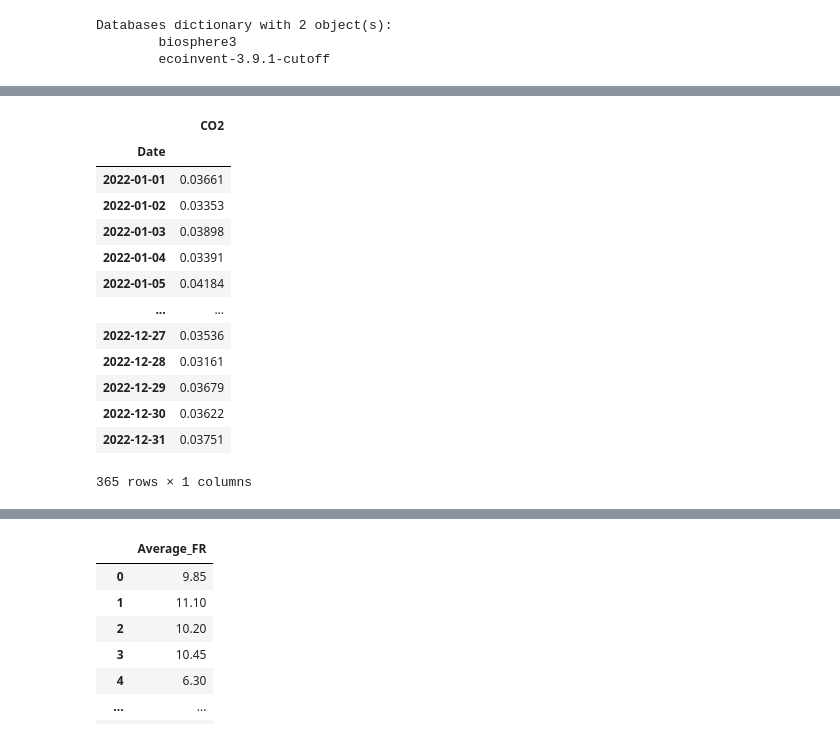
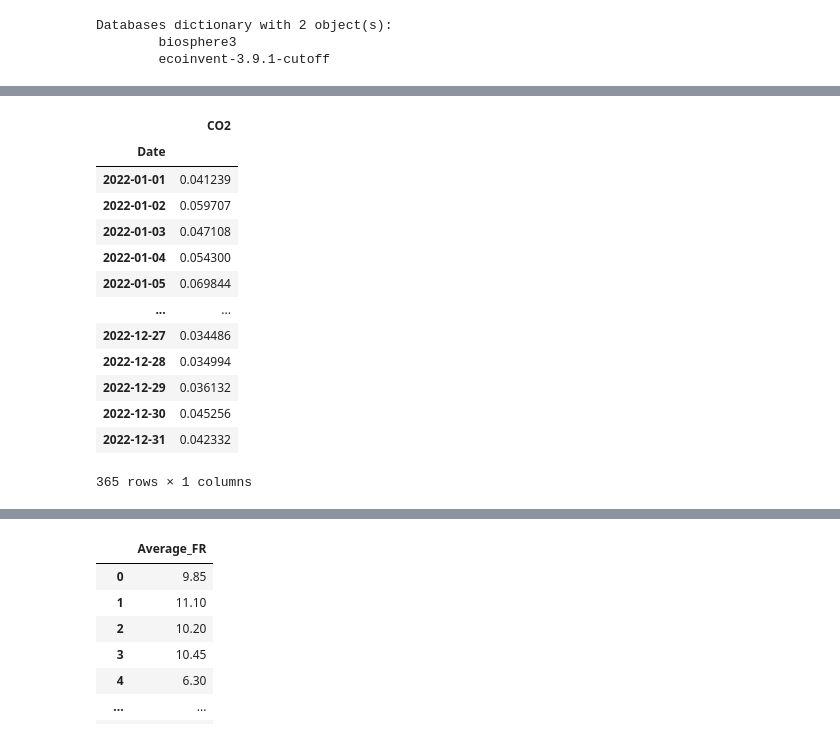
Before and after one commit to Dominik1207/K_ISS, a Jupyter notebook: Optimization.ipynb, the cells around one changed output, grey strips where cells are left out. Saved outputs shown, nothing was run; the diff lists cells and outputs as text; code cells hidden in the pictures.

Commit message:
integration of data for 2022

```diff
--- a/Optimization.ipynb
+++ b/Optimization.ipynb
@@ -25,0 +68,4 @@ eidb = bw2data.Database("ecoinvent-3.9.1-cutoff")
+# %%
+year_val=dataset.coords['year'].values
+date_val=dataset.coords['Date'].values
+hour_val=dataset.coords['Hour'].values
@@ -25,0 +120,19 @@ eidb = bw2data.Database("ecoinvent-3.9.1-cutoff")
+# %%
+the_dic={}
+
+for yeari in year_val:
+    d=pd.DataFrame()
+    print(yeari)
+    #Date_amounts = []
+    for Datei in date_val:
+        Hour_amounts = []
+        for houri in hour_val:
+                test04=test03.sel(
+                    year=yeari,
+                    Date=Datei,
+                    Hour=houri,
+                ).to_array().values[0]
+                Hour_amounts.append(test04)
+        d2=pd.DataFrame(Hour_amounts)
+        d=pd.concat([d,d2])
+    the_dic[yeari]=d
@@ -25,0 +187,12 @@ eidb = bw2data.Database("ecoinvent-3.9.1-cutoff")
+# %%
+year= 2022
+timestep = pd.Series(pd.date_range(start=f'{year}-01-01', end=f'{year}-12-31 23:00:00', freq='H'))
+dates = pd.date_range(start=f'{year}-01-01', end=f'{year}-12-31')
+num_repeats = 24
+
+df01=pd.DataFrame()
+df01['Timestamp']=timestep
+df01['Date']= pd.DataFrame(dates.repeat(num_repeats),columns=['date'])
+df01['Hour'] = pd.to_datetime(a['Timestamp']).dt.strftime('%H:%M:%S')
+df01['CO2']=the_dic[2022][0]#.reset_index(inplace=True)
+df01
@@ -106,3 +273,6 @@ grouped_data
 #charge= pd.read_csv('emobpy_timeseries_hourly.csv')#, usecols=["datetime", "Consumer_0_elec"])
 
 # ele_cons_day=18.58 #kWh of EV ID 80 of the 01/01/2020
+# %%
+test1=df01.set_index("Timestamp")
+test1#.drop(['Date','Hour'], axis=1)
@@ -127,22 +301,22 @@ test#.drop(['Date','Hour'], axis=1)
 # %%
 opt=pd.DataFrame()
 #opt['Hour']= test.lookup(test.index, test['Hour'])
-opt['CO2']=test.groupby("Date").min(numeric_only=True)
+opt['CO2']=test1.groupby("Date").min(numeric_only=True)
 opt
 # %% [output]
 |  | CO2 |
 | Date |  |
-| 2022-01-01 | 0.03661 |
-| 2022-01-02 | 0.03353 |
-| 2022-01-03 | 0.03898 |
-| 2022-01-04 | 0.03391 |
-| 2022-01-05 | 0.04184 |
+| 2022-01-01 | 0.041239 |
+| 2022-01-02 | 0.059707 |
+| 2022-01-03 | 0.047108 |
+| 2022-01-04 | 0.054300 |
+| 2022-01-05 | 0.069844 |
 | ... | ... |
-| 2022-12-27 | 0.03536 |
-| 2022-12-28 | 0.03161 |
-| 2022-12-29 | 0.03679 |
-| 2022-12-30 | 0.03622 |
-| 2022-12-31 | 0.03751 |
+| 2022-12-27 | 0.034486 |
+| 2022-12-28 | 0.034994 |
+| 2022-12-29 | 0.036132 |
+| 2022-12-30 | 0.045256 |
+| 2022-12-31 | 0.042332 |
 365 rows × 1 columns
 # %%
 # Assuming you already have your DataFrame
```
Also changed, not shown: parts of 33 cells of this notebook.
